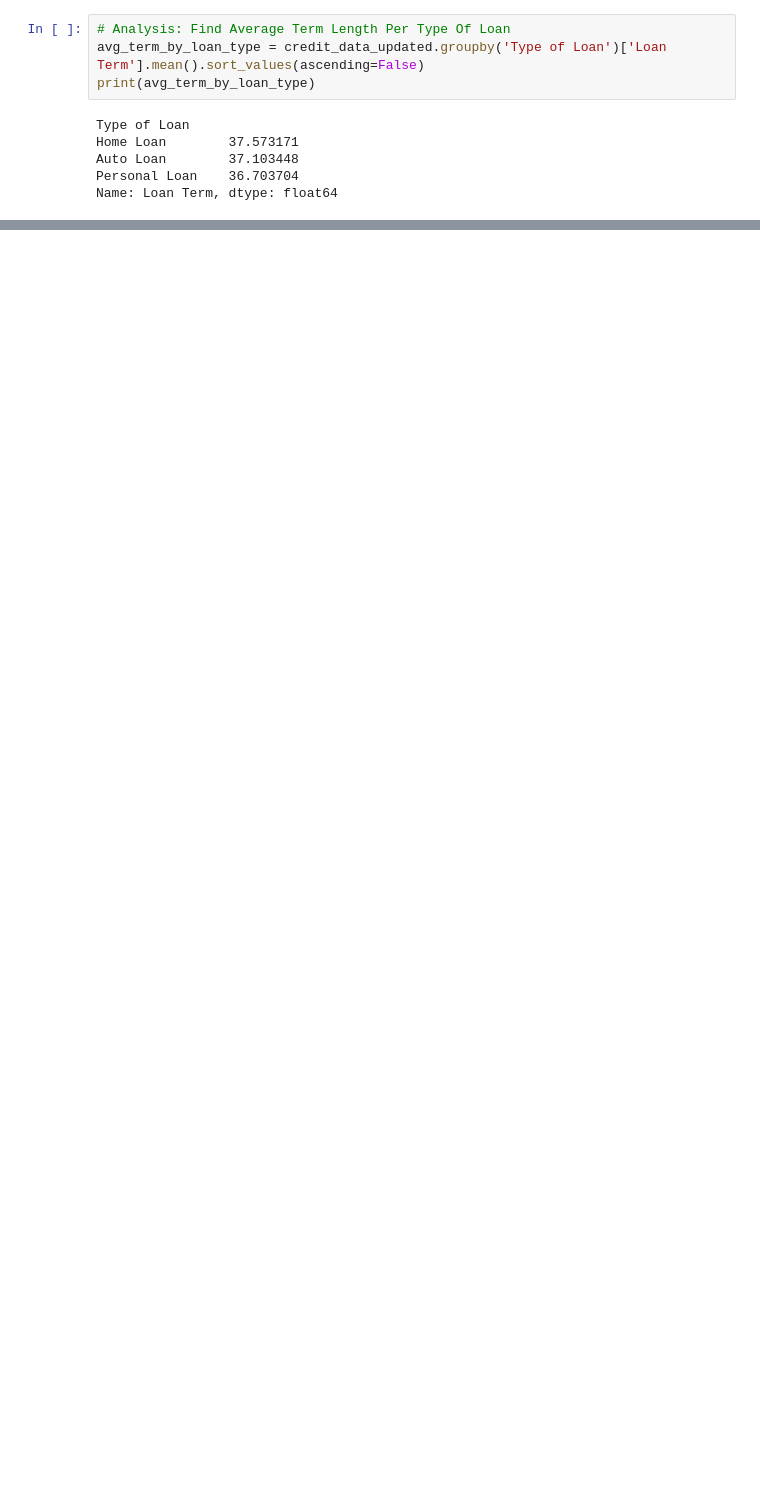
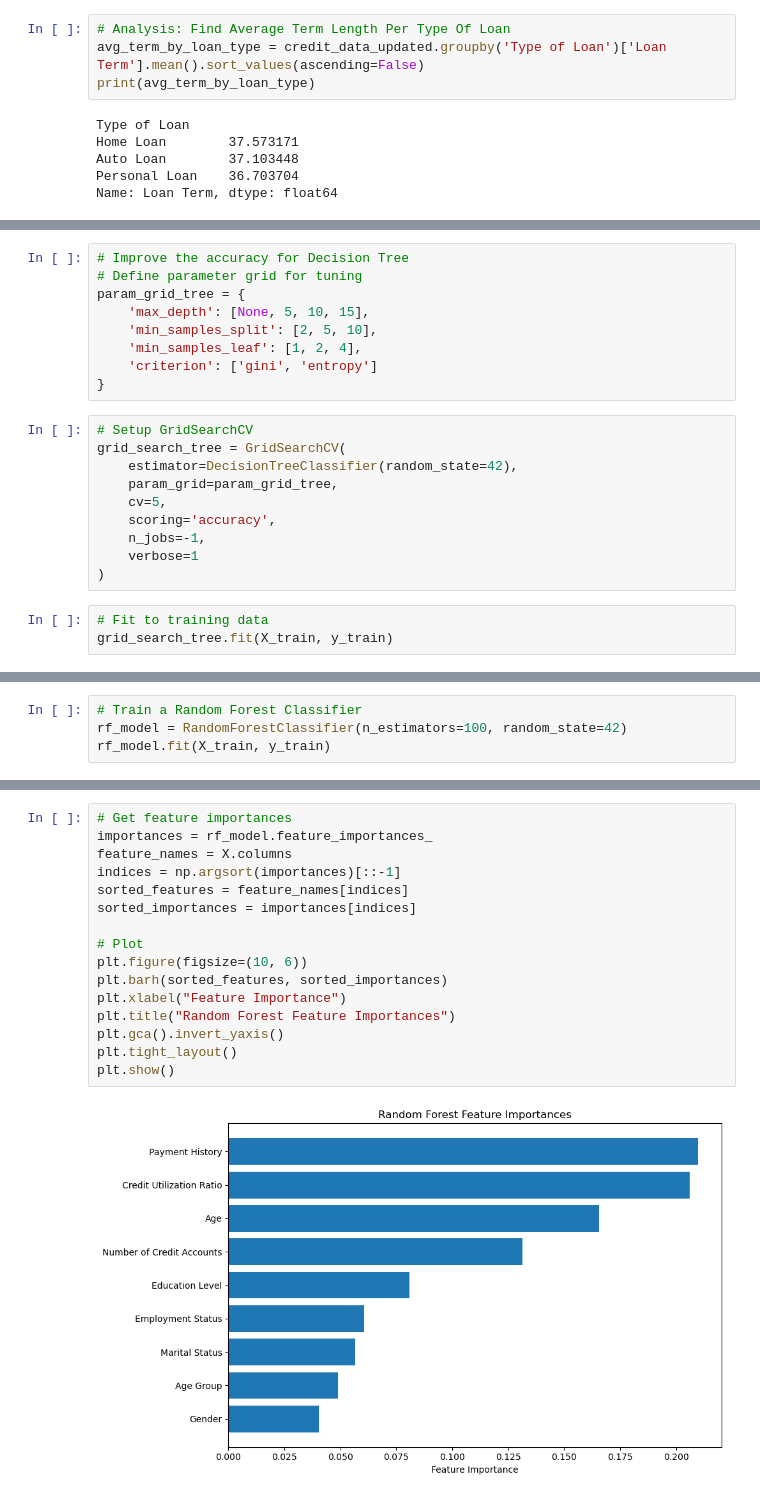
Before and after one commit to mrbowman86/Credit_Loan_Analysis, a Jupyter notebook: Credit_Loan_Analysis.ipynb, the cells around one changed output, grey strips where cells are left out. Drawn from its saved outputs; the diff is of its cells as text; blank space fills up the shorter version.

```diff
--- a/Credit_Loan_Analysis.ipynb
+++ b/Credit_Loan_Analysis.ipynb
@@ -118,0 +221,22 @@ Name: Loan Term, dtype: float64
+# %%
+# Improve the accuracy for Decision Tree
+# Define parameter grid for tuning
+param_grid_tree = {
+    'max_depth': [None, 5, 10, 15],
+    'min_samples_split': [2, 5, 10],
+    'min_samples_leaf': [1, 2, 4],
+    'criterion': ['gini', 'entropy']
+}
+# %%
+# Setup GridSearchCV
+grid_search_tree = GridSearchCV(
+    estimator=DecisionTreeClassifier(random_state=42),
+    param_grid=param_grid_tree,
+    cv=5,
+    scoring='accuracy',
+    n_jobs=-1,
+    verbose=1
+)
+# %%
+# Fit to training data
+grid_search_tree.fit(X_train, y_train)
@@ -118,0 +274,4 @@ Name: Loan Term, dtype: float64
+# %%
+# Train a Random Forest Classifier
+rf_model = RandomForestClassifier(n_estimators=100, random_state=42)
+rf_model.fit(X_train, y_train)
@@ -118,0 +304,18 @@ Name: Loan Term, dtype: float64
+# %%
+# Get feature importances
+importances = rf_model.feature_importances_
+feature_names = X.columns
+indices = np.argsort(importances)[::-1]
+sorted_features = feature_names[indices]
+sorted_importances = importances[indices]
+
+# Plot
+plt.figure(figsize=(10, 6))
+plt.barh(sorted_features, sorted_importances)
+plt.xlabel("Feature Importance")
+plt.title("Random Forest Feature Importances")
+plt.gca().invert_yaxis()
+plt.tight_layout()
+plt.show()
+# %% [output]
+[figure, added]
```
Also changed, not shown: parts of 40 cells of this notebook, 2 other files.
